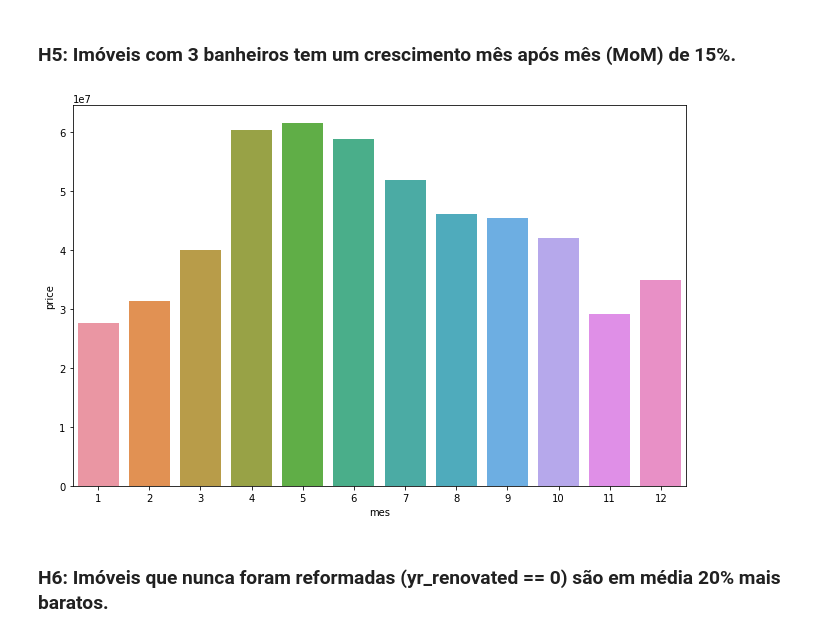
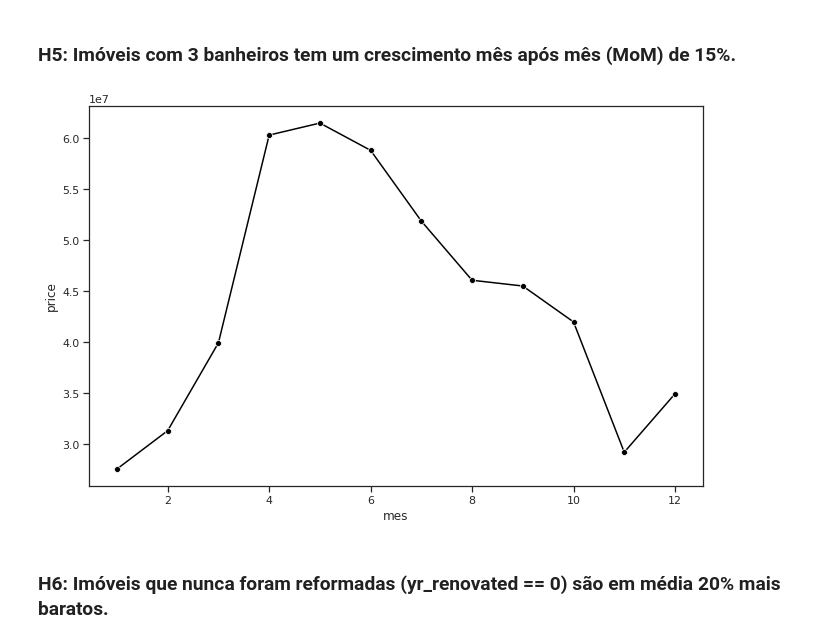
Before and after one commit to rsoliveirac/Python_do_zero_ao_DS, a Jupyter notebook: Projeto-Insight.ipynb, the cells around one changed output. Drawn from its saved outputs; the diff is of its cells as text; code cells hidden in the pictures.

```diff
--- a/Projeto-Insight.ipynb
+++ b/Projeto-Insight.ipynb
@@ -278,15 +289,14 @@ sns.lineplot(data = h41, x = 'mes',  y = 'price',
 # %%
 #df['mes'] = df['date'].dt.month
 
 h5 = df[(df['bathrooms'] == 3)]
 
 h5 = h5[['mes', 'price']].groupby('mes').sum().reset_index()
 
 
-
-sns.barplot(x = h5['mes'], y = h5['price']);
+sns.lineplot(data = h5, x = 'mes', y = 'price', markers = True, style = (1), legend = False, color = 'black');
 # %% [output]
-[figure, old version]
+[figure, new version]
 # %% [markdown]
 ### H6: Imóveis que nunca foram reformadas (yr_renovated == 0) são em média 20% mais baratos.
 # %%
```
Also changed, not shown: parts of 17 cells of this notebook, 2 other files.
